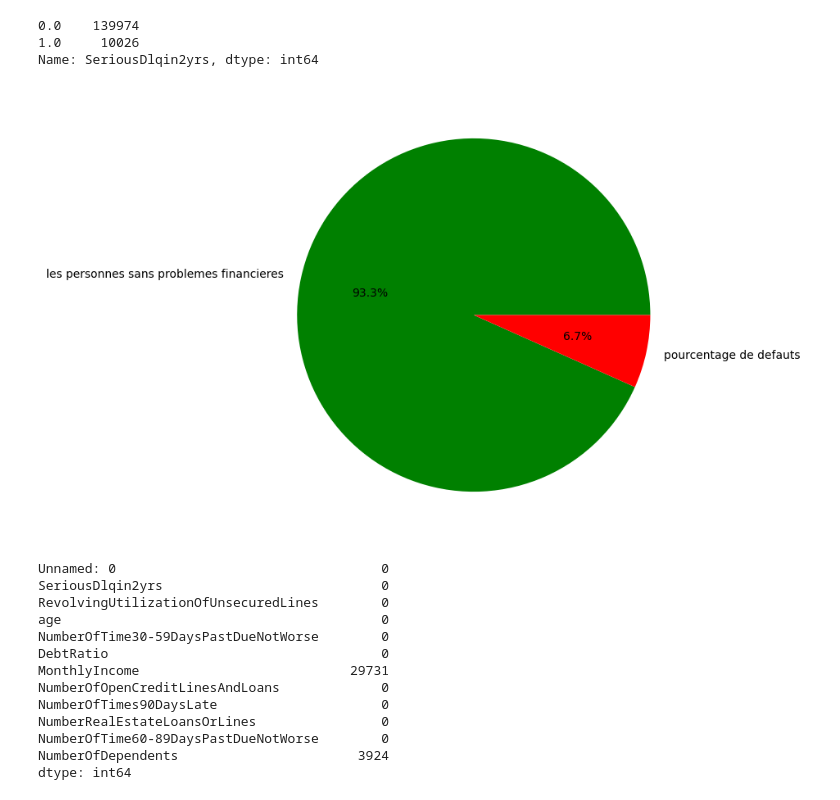
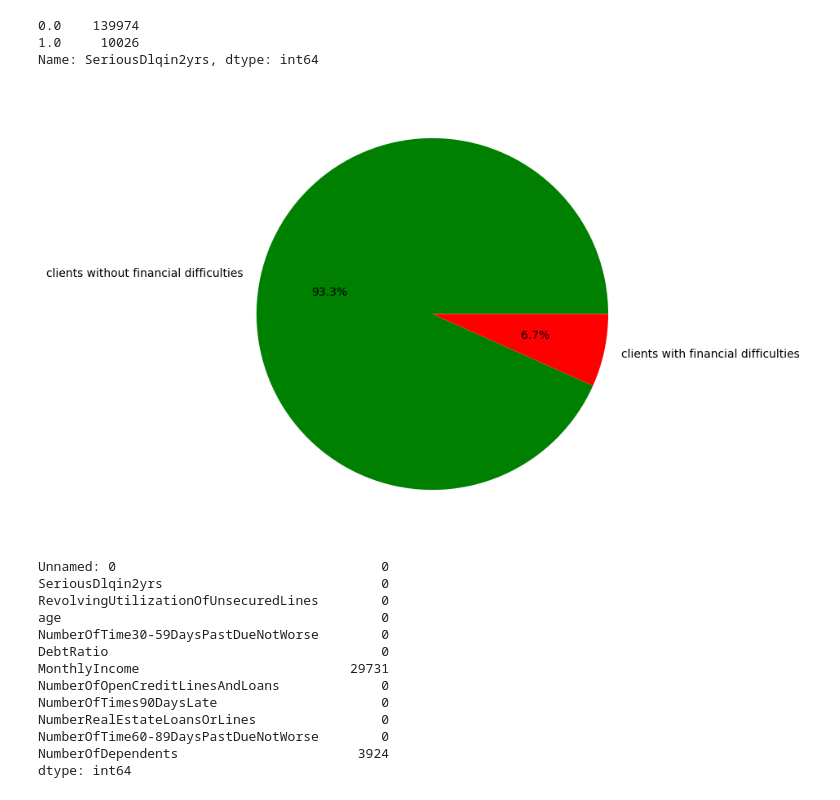
Before and after one commit to khaoula789/Credit-Risk-Prediction-using-Random-Forest, a Jupyter notebook: projet de scoring.ipynb, the cells around one changed output. Cells and saved outputs as stored; diff of their text form; code cells hidden in the pictures.

```diff
--- a/projet de scoring.ipynb
+++ b/projet de scoring.ipynb
@@ -66,13 +74,13 @@ df['SeriousDlqin2yrs'].value_counts()
 Name: SeriousDlqin2yrs, dtype: int64
 # %%
 import matplotlib.pyplot as plt
-x=['les personnes sans problemes financieres','pourcentage de defauts']
+x=['clients without financial difficulties','clients with financial difficulties']
 data1=df['SeriousDlqin2yrs'].value_counts()
 fig = plt.figure(figsize =(10, 7))
 plt.pie(data1, labels = x , colors=['g' , 'r'] , autopct='%1.1f%%')
 plt.show()
 # %% [output]
-[figure, old version]
+[figure, new version]
 # %%
 #number of missing data
 missing_data = df.isnull().sum()
```
Also changed, not shown: parts of 31 cells of this notebook.
